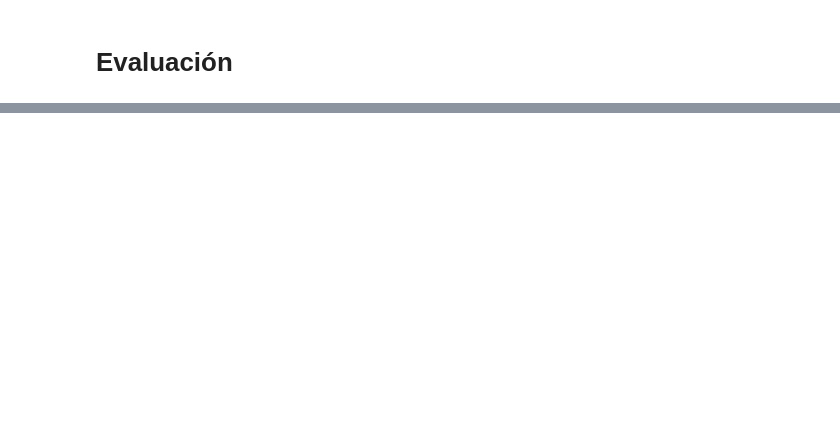
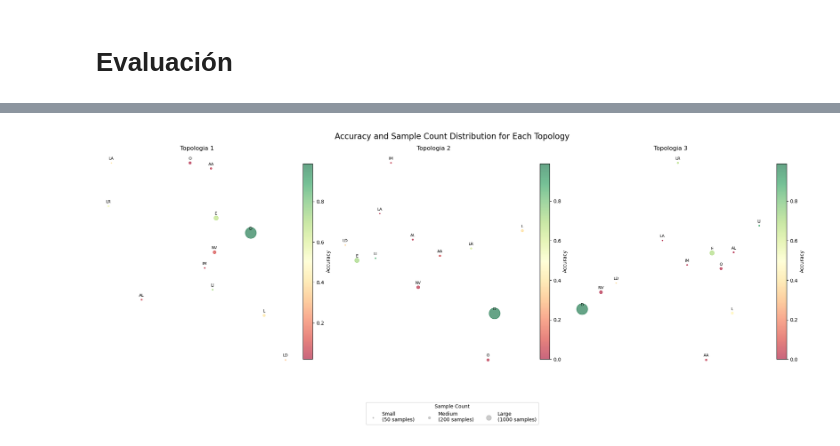
Before and after one commit to jbaez-utn/rnr-meleros, a Jupyter notebook: notebooks/3-rn_evaluacion.ipynb, the cells around one changed output, grey strips where cells are left out. Drawn from its saved outputs; the diff is of its cells as text; code cells hidden in the pictures; blank space fills up the shorter version.

```diff
--- a/notebooks/3-rn_evaluacion.ipynb
+++ b/notebooks/3-rn_evaluacion.ipynb
@@ -90,0 +295,54 @@ plot_model(model_estudio3_1seg_topology3, to_file='model_structure3.png', show_s
+# %%
+
+# Create a figure with subplots for each topology
+fig, axes = plt.subplots(1, 3, figsize=(20, 8))
+fig.suptitle('Accuracy and Sample Count Distribution for Each Topology', fontsize=16)
+
+# Function to generate clustered positions
+def cluster_points(n, scale=1):
+    points = np.random.randn(n, 2) * scale
+    return points[:, 0], points[:, 1]
+
+# Color map for accuracy
+cmap = plt.cm.RdYlGn
+
+for i, topology in enumerate(['Topologia 1', 'Topologia 2', 'Topologia 3']):
+    ax = axes[i]
+
+    # Generate clustered positions
+    x, y = cluster_points(len(resultados_acc), scale=0.5)
+
+    # Create bubble plot
+    scatter = ax.scatter(x, y,
+                         s=resultados_acc['Sample Count'] / 10,  # Adjust scaling factor as needed
+                         c=resultados_acc[topology], cmap=cmap,
+                         alpha=0.6)
+
+    # Add labels for each point
+    for j, txt in enumerate(resultados_acc['Clase']):
+        ax.annotate(txt, (x[j], y[j]), xytext=(0, 5),
+                    textcoords='offset points', ha='center', va='bottom',
+                    fontsize=8)
+
+    # Remove axes
+    ax.axis('off')
+
+    # Add title
+    ax.set_title(f'{topology}')
+
+    # Add colorbar
+    plt.colorbar(scatter, ax=ax, label='Accuracy', fraction=0.046, pad=0.04)
+
+# Add a legend for bubble sizes
+sizes = [50, 200, 1000]
+labels = ['Small', 'Medium', 'Large']
+legend_elements = [plt.scatter([], [], s=size/10, c='gray', alpha=0.4, label=f'{label}\n({size} samples)')
+                   for size, label in zip(sizes, labels)]
+fig.legend(handles=legend_elements, title="Sample Count", loc="lower center",
+           bbox_to_anchor=(0.5, -0.05), ncol=3)
+
+plt.tight_layout()
+plt.subplots_adjust(bottom=0.15)  # Adjust to make room for the legend
+plt.show()
+# %% [output]
+[figure, added]
```
Also changed, not shown: parts of 21 cells of this notebook, 14 other files.
